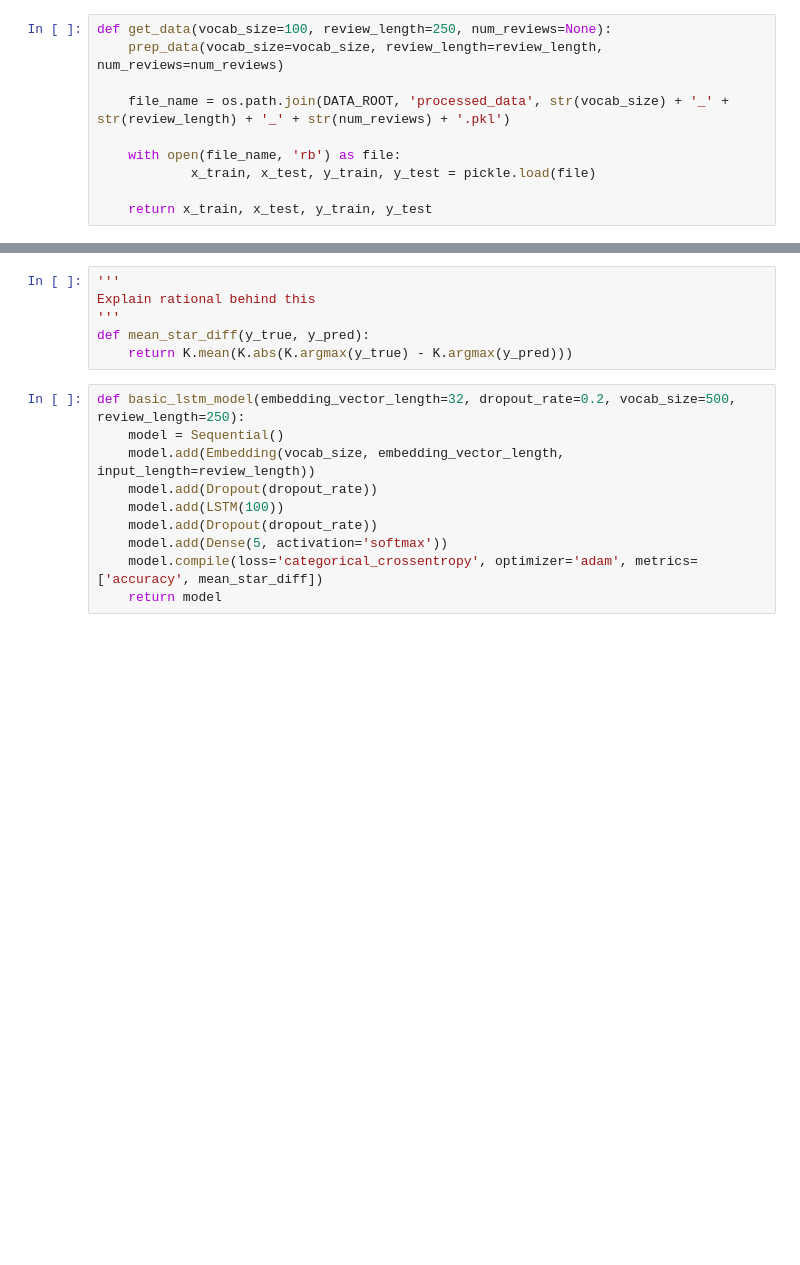
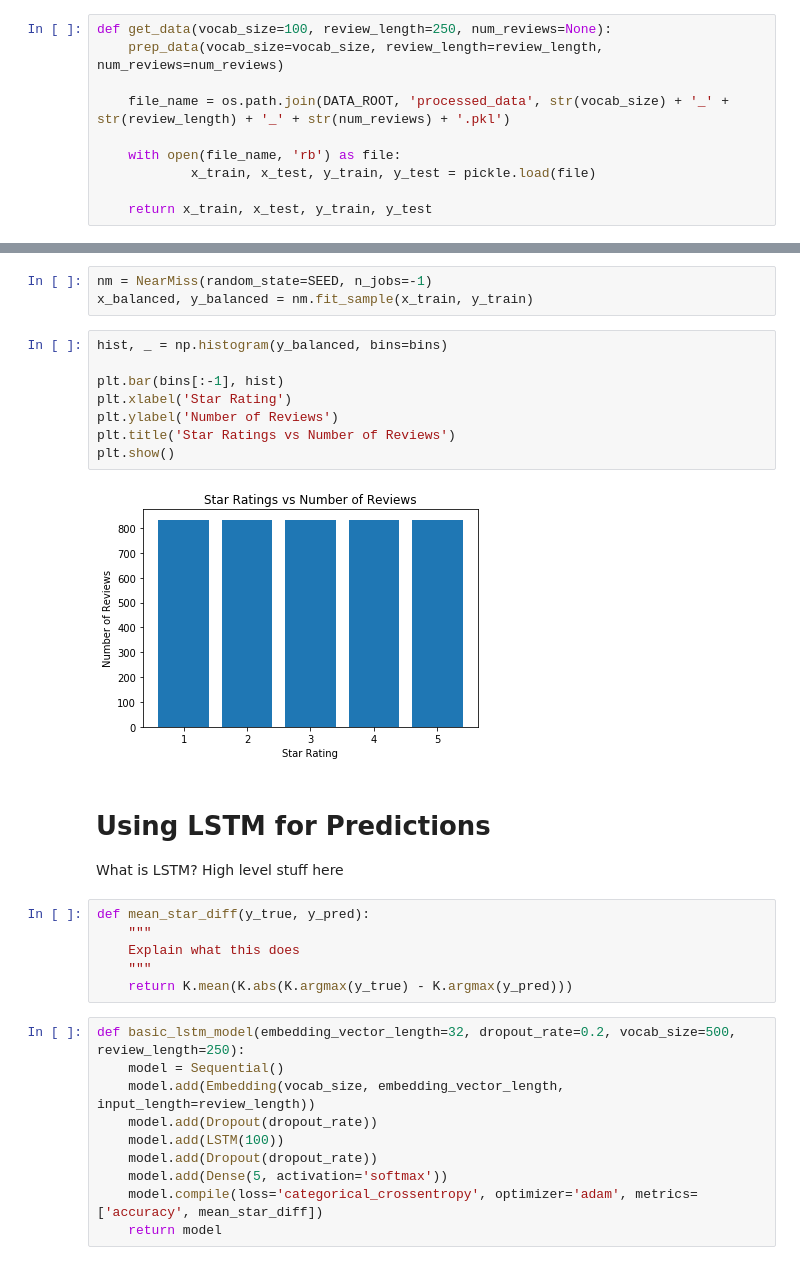
Before and after one commit to mmicatka/yelp_review_prediction, a Jupyter notebook: Yelp Review Star Prediction.ipynb, the cells around one changed output, grey strips where cells are left out. Drawn from its saved outputs; the diff is of its cells as text; blank space fills up the shorter version.

```diff
--- a/Yelp Review Star Prediction.ipynb
+++ b/Yelp Review Star Prediction.ipynb
@@ -134,8 +157,24 @@ Retrieving/Preparing data for: vocab size = 500 review_length = 500 num_reviews
+# %%
+nm = NearMiss(random_state=SEED, n_jobs=-1)
+x_balanced, y_balanced = nm.fit_sample(x_train, y_train)
+# %%
+hist, _ = np.histogram(y_balanced, bins=bins)
+
+plt.bar(bins[:-1], hist)
+plt.xlabel('Star Rating')
+plt.ylabel('Number of Reviews')
+plt.title('Star Ratings vs Number of Reviews')
+plt.show()
+# %% [output]
+[figure, added]
+# %% [markdown]
+# Using LSTM for Predictions
+What is LSTM? High level stuff here
 # %%
-'''
-Explain rational behind this
-'''
 def mean_star_diff(y_true, y_pred):
+    """
+    Explain what this does
+    """
     return K.mean(K.abs(K.argmax(y_true) - K.argmax(y_pred)))
 # %%
 def basic_lstm_model(embedding_vector_length=32, dropout_rate=0.2, vocab_size=500, review_length=250):
```
Also changed, not shown: parts of 17 cells of this notebook.
